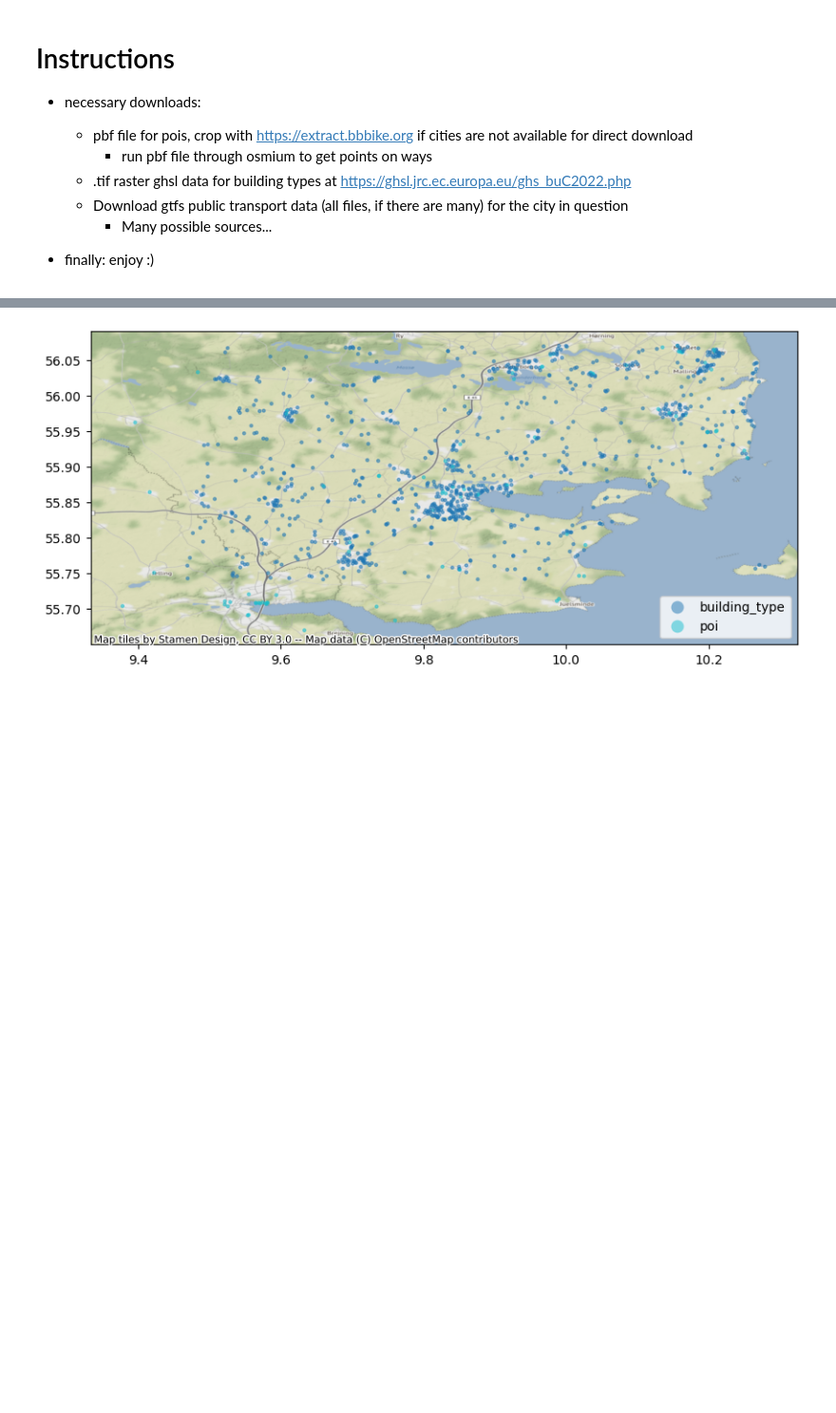
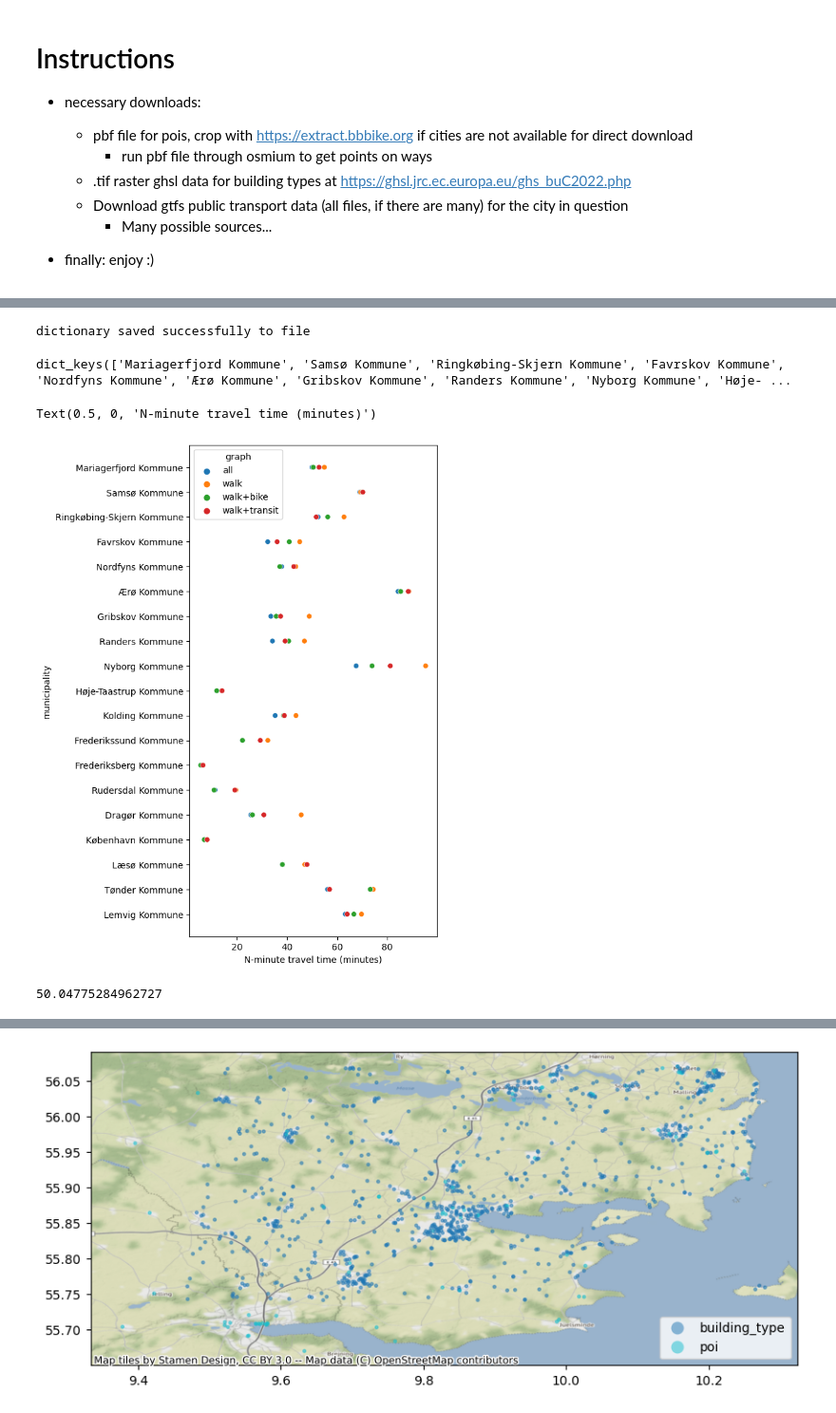
Before and after one commit to hextransit/n-minute-city, a Jupyter notebook: python/poi_routing.ipynb, the cells around one changed output, grey strips where cells are left out. Shown at 95% size. Drawn from its saved outputs; the diff is of its cells as text; code cells hidden in the pictures; blank space fills up the shorter version.

```diff
--- a/python/poi_routing.ipynb
+++ b/python/poi_routing.ipynb
@@ -79,6 +128,0 @@ bbox
-# %%
-# build the graph
-graph = PyH3Graph(bike_penalty=1, k_ring=2, layers="all")
-
-graph.create(osm_path=osm_path,
-              gtfs_path=gtfs_path)
@@ -146,0 +350,37 @@ h3_df = get_pois_h3(osm_path, essential_filter, H3_RES, category_set, osm_tag_ma
+# %%
+# save dictionary .pkl file
+with open('../resources/model_run_all_denmark.pkl', 'wb') as fp:
+    pickle.dump(results, fp)
+    print('dictionary saved successfully to file')
+# %% [output]
+dictionary saved successfully to file
+# %%
+results.keys()
+# %% [output]
+dict_keys(['Mariagerfjord Kommune', 'Samsø Kommune', 'Ringkøbing-Skjern Kommune', 'Favrskov Kommune', 'Nordfyns Kommune', 'Ærø Kommune', 'Gribskov Kommune', 'Randers Kommune', 'Nyborg Kommune', 'Høje- ...
+# %%
+plotting_results = []
+# for each municipality, for each graph type, get the mean travel time
+for m in results.keys():
+    # loop over graph types
+    for g in results[m].keys():
+        # loop over categories
+        plotting_results.append((m,g,pd.DataFrame(results[m][g]).max(axis=1).mean()))
+
+plotting_results = pd.DataFrame(plotting_results,
+ columns=['municipality','graph','mean_farthest_travel_time'])
+# %%
+# plot the results as a scatter with each municipality on the x, travel time on the y, and graph type as color
+plt.figure(figsize=(5,10))
+sns.scatterplot(data=plotting_results, x='mean_farthest_travel_time', y='municipality', hue='graph')
+# rotate the x labels
+#plt.xticks(rotation=45)
+plt.xlabel('N-minute travel time (minutes)')
+# %% [output]
+Text(0.5, 0, 'N-minute travel time (minutes)')
+[figure, added]
+# %%
+# the average longest amenitiy travel time for each municipality, graph type pair
+test.max(axis=1).mean()
+# %% [output]
+50.04775284962727
```
Also changed, not shown: parts of 25 cells of this notebook, 4 other files.
